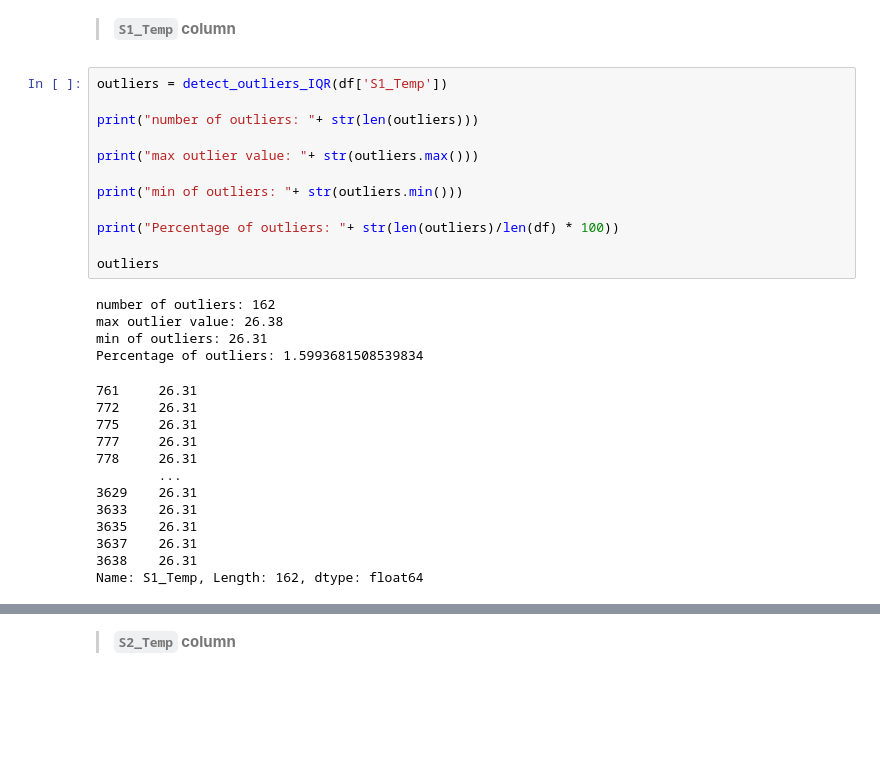
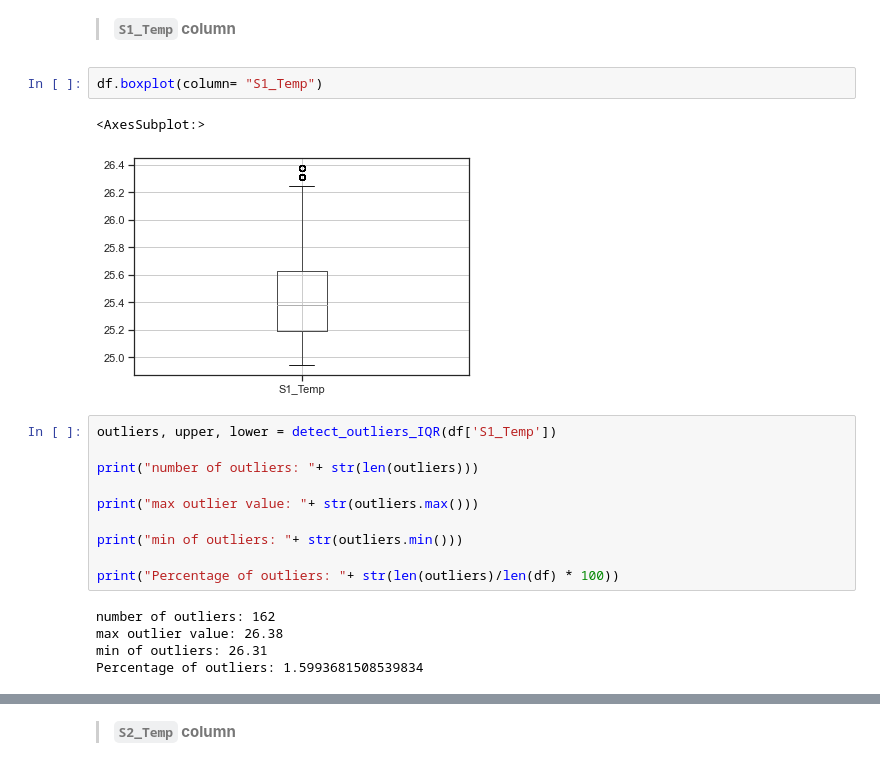
Before and after one commit to ChauHuynh1/Room-Occupancy-Estimation, a Jupyter notebook: EEET2485_GroupProject.ipynb, the cells around one changed output, grey strips where cells are left out. Cells and saved outputs as stored; diff of their text form; blank space fills up the shorter version.

Commit message:
update outliers

```diff
--- a/EEET2485_GroupProject.ipynb
+++ b/EEET2485_GroupProject.ipynb
@@ -453,7 +430,12 @@ def detect_outliers_IQR(df):
 # %% [markdown]
 > **`S1_Temp` column**
+# %%
+df.boxplot(column= "S1_Temp")
+# %% [output]
+<AxesSubplot:>
+[figure, added]
 # %%
-outliers = detect_outliers_IQR(df['S1_Temp'])
+outliers, upper, lower = detect_outliers_IQR(df['S1_Temp'])
 
 print("number of outliers: "+ str(len(outliers)))
 
@@ -462,22 +444,8 @@ print("max outlier value: "+ str(outliers.max()))
 print("min of outliers: "+ str(outliers.min()))
 
 print("Percentage of outliers: "+ str(len(outliers)/len(df) * 100))
-
-outliers
 # %% [output]
 number of outliers: 162
 max outlier value: 26.38
 min of outliers: 26.31
 Percentage of outliers: 1.5993681508539834
-761     26.31
-772     26.31
-775     26.31
-777     26.31
-778     26.31
-        ...
-3629    26.31
-3633    26.31
-3635    26.31
-3637    26.31
-3638    26.31
-Name: S1_Temp, Length: 162, dtype: float64
```
Also changed, not shown: parts of 113 cells of this notebook, 1 other file.
